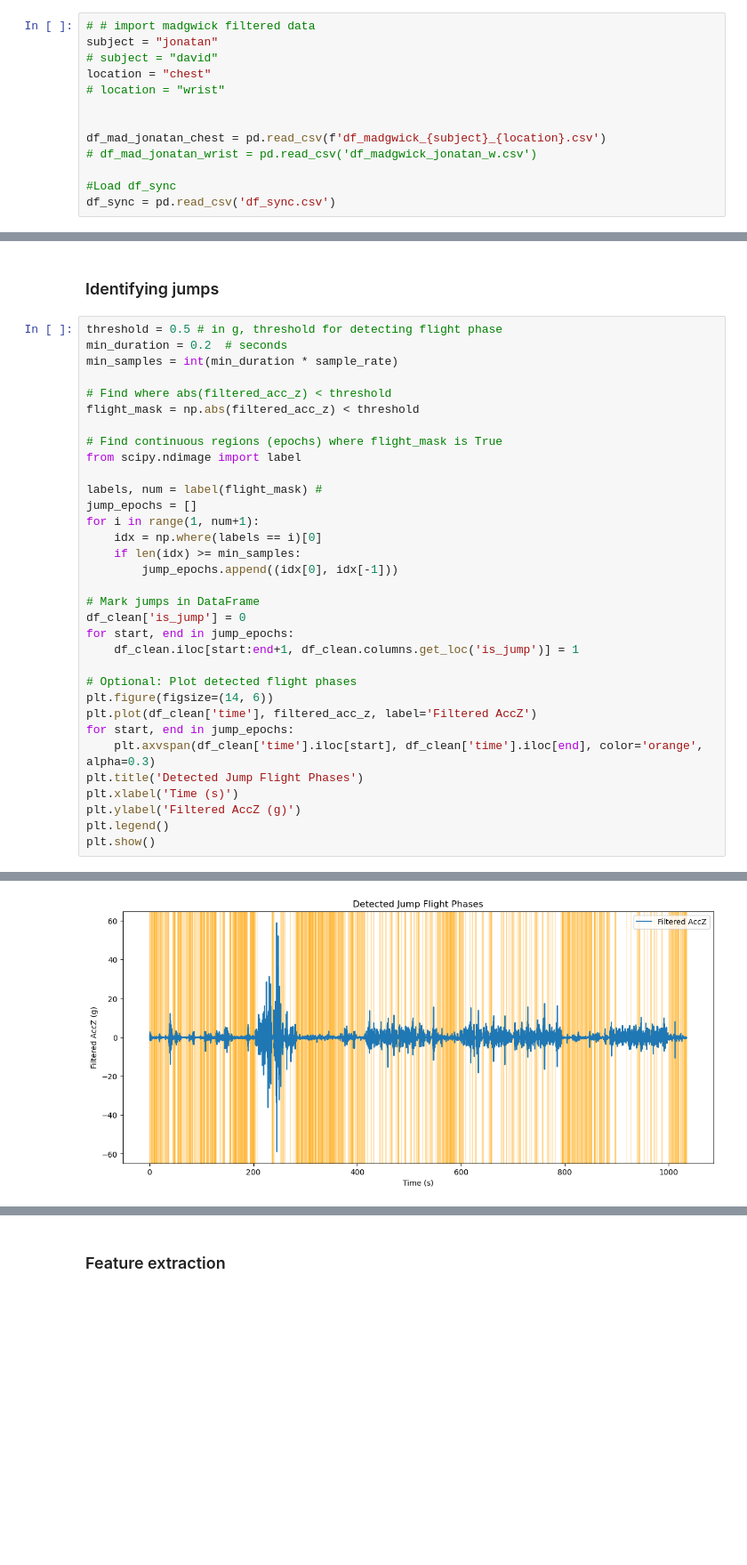
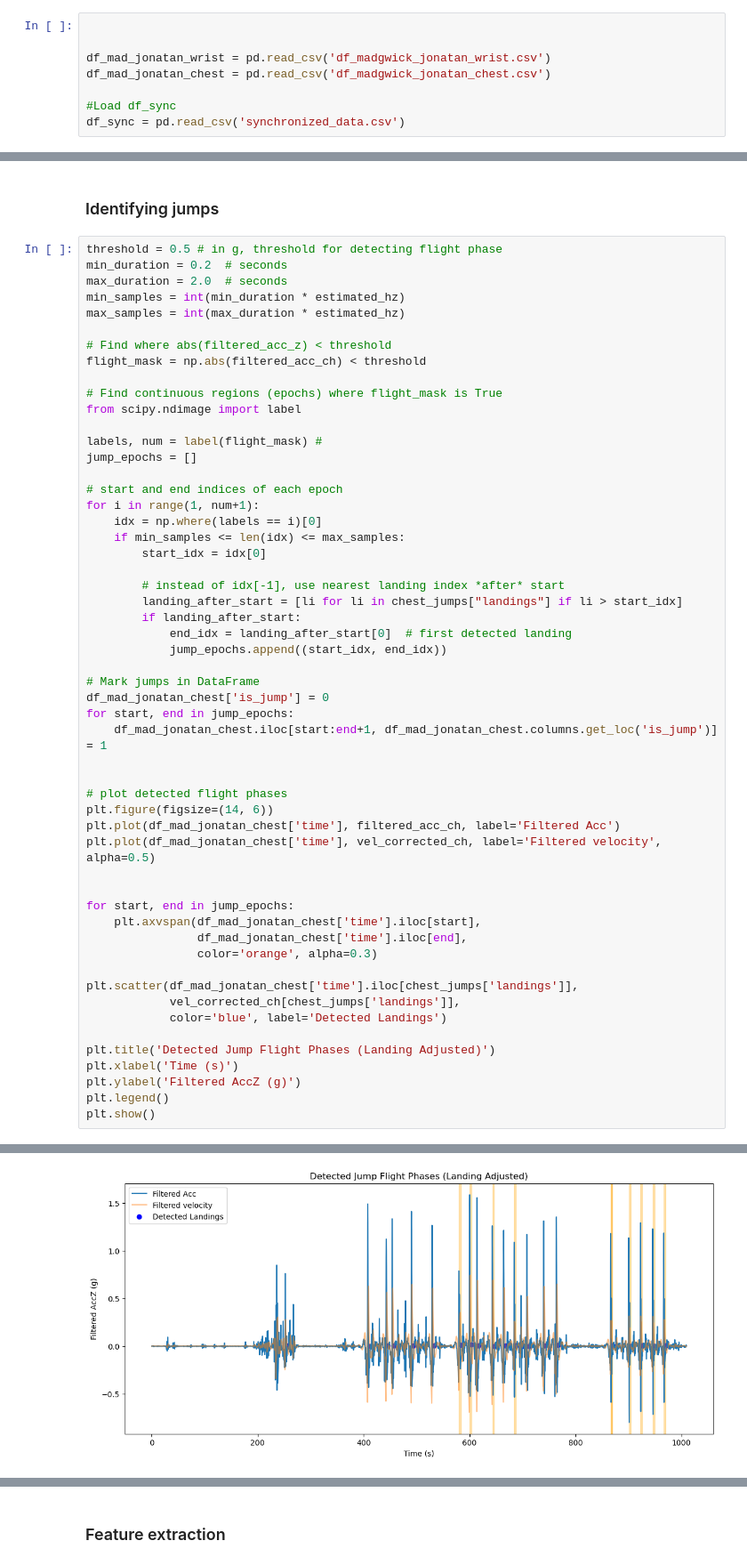
Before and after one commit to tdjohnson1987/ProJump, a Jupyter notebook: EDA.ipynb, the cells around one changed output, grey strips where cells are left out. Shown at 89% size. Drawn from its saved outputs; the diff is of its cells as text; blank space fills up the shorter version.

```diff
--- a/EDA.ipynb
+++ b/EDA.ipynb
@@ -411,18 +470,13 @@ df_madgwick.to_csv("df_madgwick_jonatan_chest.csv", index=False)
 # %% [markdown]
 ### Import post-madgwick
 # %%
-# # import madgwick filtered data
-subject = "jonatan"
-# subject = "david"
-location = "chest"
-# location = "wrist"
 
 
-df_mad_jonatan_chest = pd.read_csv(f'df_madgwick_{subject}_{location}.csv')
-# df_mad_jonatan_wrist = pd.read_csv('df_madgwick_jonatan_w.csv')
+df_mad_jonatan_wrist = pd.read_csv('df_madgwick_jonatan_wrist.csv')
+df_mad_jonatan_chest = pd.read_csv('df_madgwick_jonatan_chest.csv')
 
 #Load df_sync
-df_sync = pd.read_csv('df_sync.csv')
+df_sync = pd.read_csv('synchronized_data.csv')
 # %% [markdown]
 ### Plotting
 # %%
@@ -760,32 +1017,53 @@ plt.show()
 # %%
 threshold = 0.5 # in g, threshold for detecting flight phase
 min_duration = 0.2  # seconds
-min_samples = int(min_duration * sample_rate)
+max_duration = 2.0  # seconds
+min_samples = int(min_duration * estimated_hz)
+max_samples = int(max_duration * estimated_hz)
 
 # Find where abs(filtered_acc_z) < threshold
-flight_mask = np.abs(filtered_acc_z) < threshold
+flight_mask = np.abs(filtered_acc_ch) < threshold
 
 # Find continuous regions (epochs) where flight_mask is True
 from scipy.ndimage import label
 
 labels, num = label(flight_mask) #
 jump_epochs = []
+
+# start and end indices of each epoch
 for i in range(1, num+1):
     idx = np.where(labels == i)[0]
-    if len(idx) >= min_samples:
-        jump_epochs.append((idx[0], idx[-1]))
+    if min_samples <= len(idx) <= max_samples:
+        start_idx = idx[0]
+
+        # instead of idx[-1], use nearest landing index *after* start
+        landing_after_start = [li for li in chest_jumps["landings"] if li > start_idx]
+        if landing_after_start:
+            end_idx = landing_after_start[0]  # first detected landing
+            jump_epochs.append((start_idx, end_idx))
 
 # Mark jumps in DataFrame
-df_clean['is_jump'] = 0
+df_mad_jonatan_chest['is_jump'] = 0
 for start, end in jump_epochs:
-    df_clean.iloc[start:end+1, df_clean.columns.get_loc('is_jump')] = 1
+    df_mad_jonatan_chest.iloc[start:end+1, df_mad_jonatan_chest.columns.get_loc('is_jump')] = 1
 
-# Optional: Plot detected flight phases
+
+# plot detected flight phases
 plt.figure(figsize=(14, 6))
-plt.plot(df_clean['time'], filtered_acc_z, label='Filtered AccZ')
+plt.plot(df_mad_jonatan_chest['time'], filtered_acc_ch, label='Filtered Acc')
+plt.plot(df_mad_jonatan_chest['time'], vel_corrected_ch, label='Filtered velocity', alpha=0.5)
+
+
 for start, end in jump_epochs:
-    plt.axvspan(df_clean['time'].iloc[start], df_clean['time'].iloc[end], color='orange', alpha=0.3)
-plt.title('Detected Jump Flight Phases')
+    plt.axvspan(df_mad_jonatan_chest['time'].iloc[start],
+                df_mad_jonatan_chest['time'].iloc[end],
+                color='orange', alpha=0.3)
+
+plt.scatter(df_mad_jonatan_chest['time'].iloc[chest_jumps['landings']],
+            vel_corrected_ch[chest_jumps['landings']],
+            color='blue', label='Detected Landings')
+
+plt.title('Detected Jump Flight Phases (Landing Adjusted)')
 plt.xlabel('Time (s)')
 plt.ylabel('Filtered AccZ (g)')
 plt.legend()
@@ -799 +1072 @@ See the caveats in the documentation: https://pandas.pydata.org/pandas-docs/stab
-[figure, old version]
+[figure, new version]
```
Also changed, not shown: parts of 53 cells of this notebook, 1 other file.
